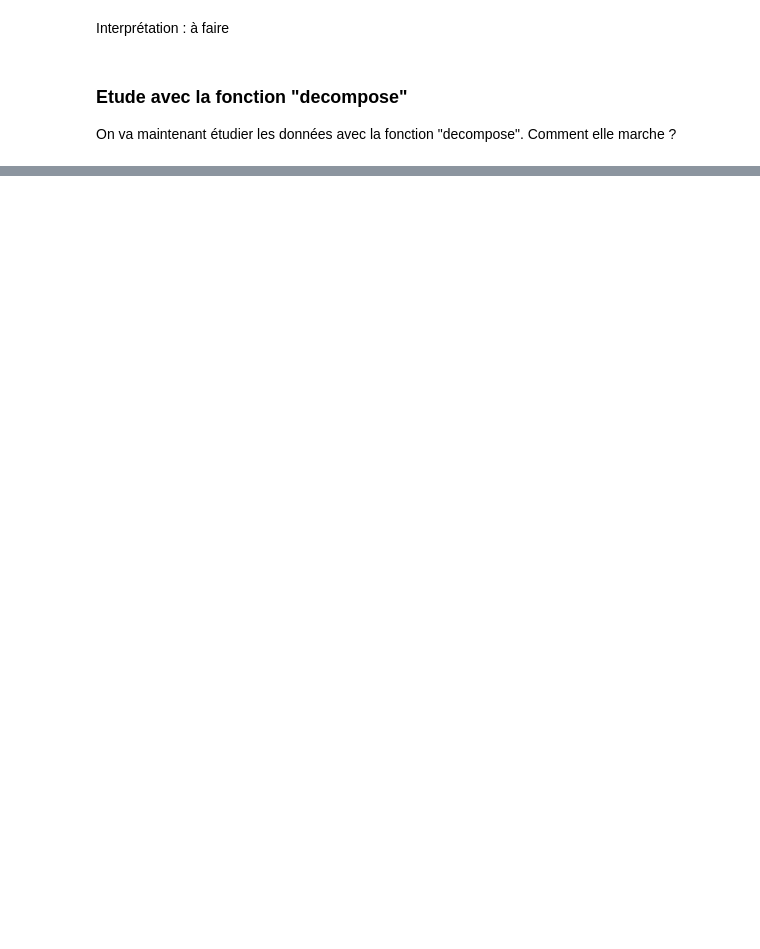
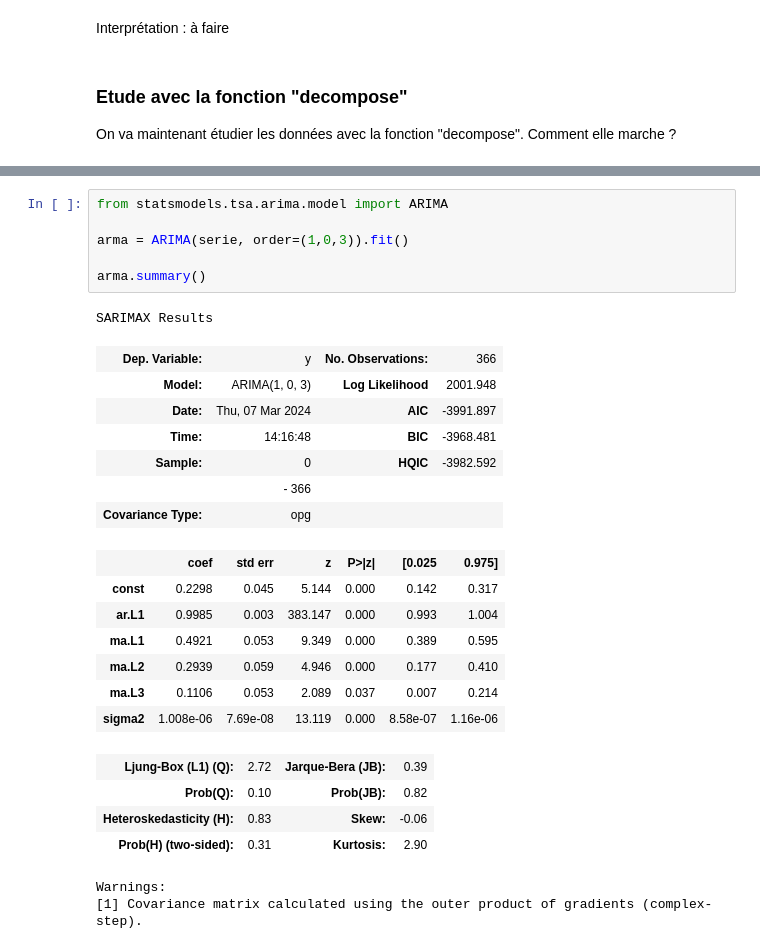
Before and after one commit to dpiot14/Project-4th-year, a Jupyter notebook: wind_Toulouse.ipynb, the cells around one changed output, grey strips where cells are left out. Cells and saved outputs as stored; diff of their text form; blank space fills up the shorter version.

```diff
--- a/wind_Toulouse.ipynb
+++ b/wind_Toulouse.ipynb
@@ -192,0 +230,28 @@ plt.show()
+# %%
+from statsmodels.tsa.arima.model import ARIMA
+
+arma = ARIMA(serie, order=(1,0,3)).fit()
+
+arma.summary()
+# %% [output]
+SARIMAX Results
+| Dep. Variable: | y | No. Observations: | 366 |
+| Model: | ARIMA(1, 0, 3) | Log Likelihood | 2001.948 |
+| Date: | Thu, 07 Mar 2024 | AIC | -3991.897 |
+| Time: | 14:16:48 | BIC | -3968.481 |
+| Sample: | 0 | HQIC | -3982.592 |
+|  | - 366 |  |  |
+| Covariance Type: | opg |  |  |
+|  | coef | std err | z | P>|z| | [0.025 | 0.975] |
+| const | 0.2298 | 0.045 | 5.144 | 0.000 | 0.142 | 0.317 |
+| ar.L1 | 0.9985 | 0.003 | 383.147 | 0.000 | 0.993 | 1.004 |
+| ma.L1 | 0.4921 | 0.053 | 9.349 | 0.000 | 0.389 | 0.595 |
+| ma.L2 | 0.2939 | 0.059 | 4.946 | 0.000 | 0.177 | 0.410 |
+| ma.L3 | 0.1106 | 0.053 | 2.089 | 0.037 | 0.007 | 0.214 |
+| sigma2 | 1.008e-06 | 7.69e-08 | 13.119 | 0.000 | 8.58e-07 | 1.16e-06 |
+| Ljung-Box (L1) (Q): | 2.72 | Jarque-Bera (JB): | 0.39 |
+| Prob(Q): | 0.10 | Prob(JB): | 0.82 |
+| Heteroskedasticity (H): | 0.83 | Skew: | -0.06 |
+| Prob(H) (two-sided): | 0.31 | Kurtosis: | 2.90 |
+Warnings:
+[1] Covariance matrix calculated using the outer product of gradients (complex-step).
```
Also changed, not shown: parts of 15 cells of this notebook.
